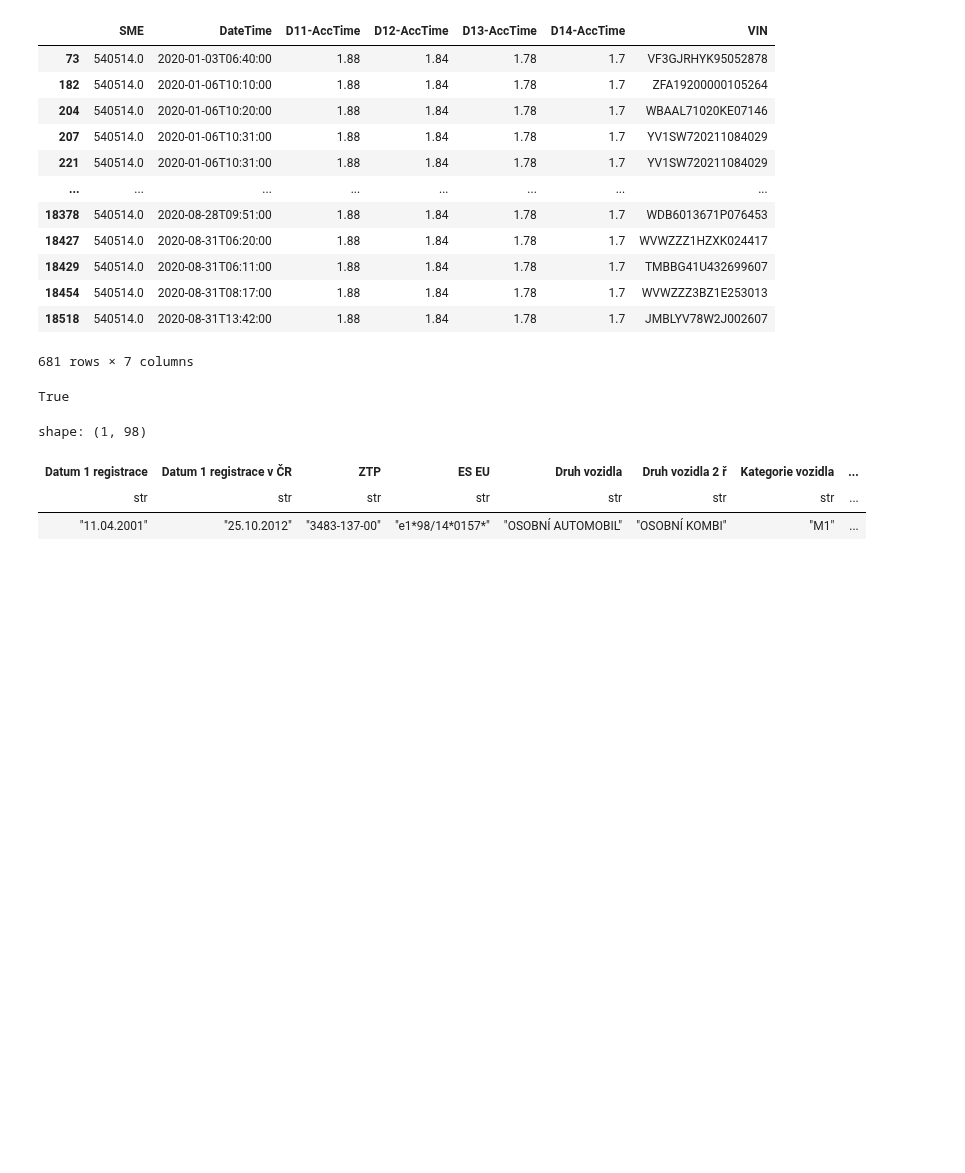
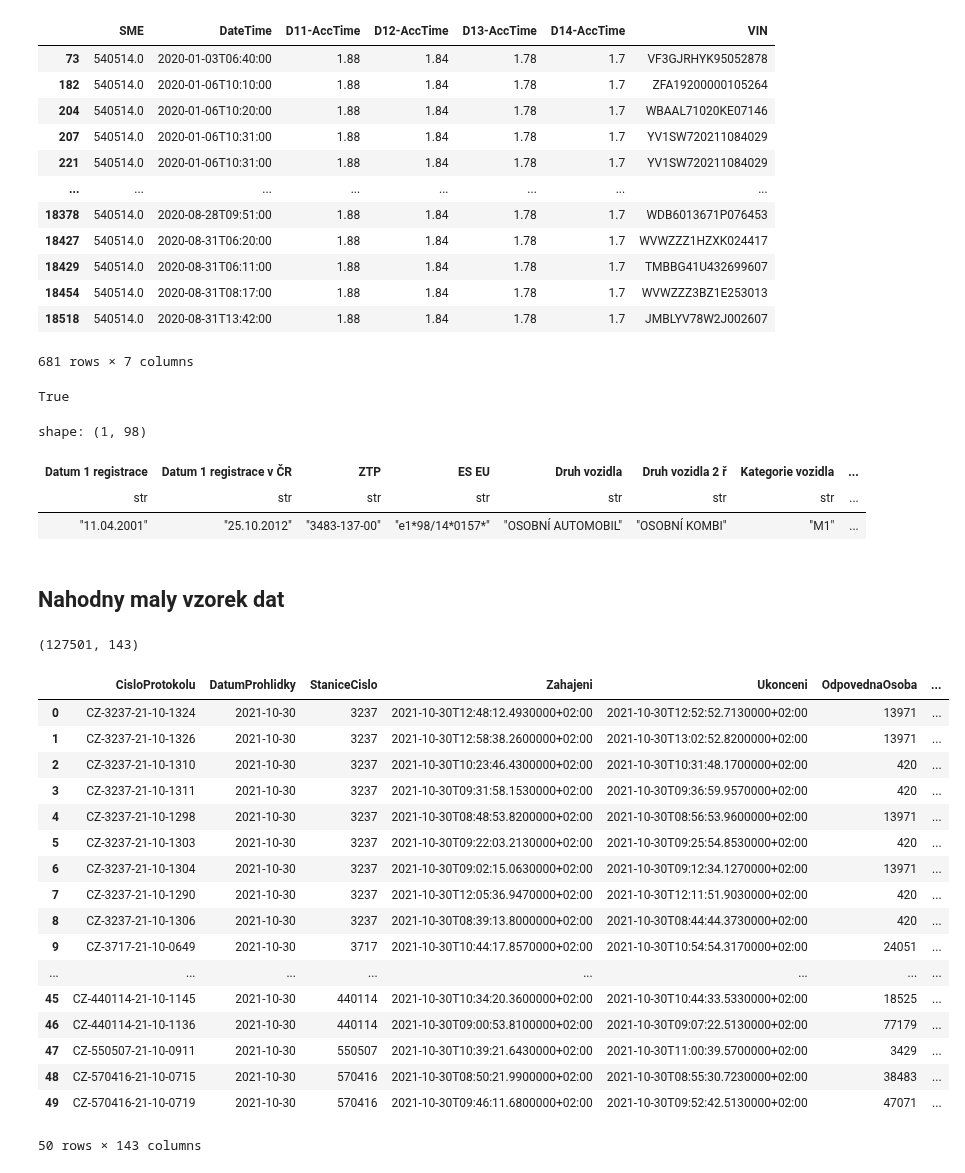
Before and after one commit to opendatalabcz/emissions-data-analysis-cz, a Jupyter notebook: kod/helper.ipynb, the cells around one changed output. Drawn from its saved outputs; the diff is of its cells as text; code cells hidden in the pictures; blank space fills up the shorter version.

Commit message:
data describtion part finished

```diff
--- a/kod/helper.ipynb
+++ b/kod/helper.ipynb
@@ -1,14 +1,32 @@
 # %%
 import os
+import time
+import random
+import warnings
+
+import numpy as np
+import pandas as pd
+import pyarrow as pa
+import pyarrow.parquet as pq
+from lxml import etree # type: ignore <- pylance milně hlásí chybu
+from pathlib import Path
+import time
+import sys
 import polars as pl
-from pathlib import Path
-import pandas as pd
-import numpy as np
-from lxml import etree # type: ignore <- pylance milně hlásí chybu
-import random
+import polars.selectors as cs
+import json
+import pickle
+import matplotlib.pyplot as plt
+from matplotlib.ticker import FuncFormatter
+from ydata_profiling import ProfileReport
 
+from utils import *
+from schemas import *
+from processing import *
 
+pl.Config.set_tbl_cols(-1)
 os.chdir(r'E:\CVUT_BAP')
+SEED=42
 # %%
 parsed = os.listdir('kod/data/data_z_mericich_pristroju/parquet/mereni')
 len(parsed)
@@ -72,3 +90,39 @@ shape: (1, 98)
 | Datum 1 registrace | Datum 1 registrace v ČR | ZTP | ES EU | Druh vozidla | Druh vozidla 2 ř | Kategorie vozidla | ... |
 | str | str | str | str | str | str | str | ... |
 | "11.04.2001" | "25.10.2012" | "3483-137-00" | "e1*98/14*0157*" | "OSOBNÍ AUTOMOBIL" | "OSOBNÍ KOMBI" | "M1" | ... |
+# %% [markdown]
+## Nahodny maly vzorek dat
+# %%
+def get_sample(path, schema):
+    files = [f for f in path.iterdir()]
+    random.seed(SEED)
+    random.shuffle(files)
+    files = files[:50]
+
+    df = pl.DataFrame()
+    for file in files:
+        df = pl.concat([df, pl.read_parquet(file, schema=schema)])
+    return df
+# %%
+df = get_sample(Path('kod/data/data_z_mericich_pristroju/parquet/nafta_osobni'), nafta_schema)
+short_display(df)
+# %% [output]
+(127501, 143)
+|  | CisloProtokolu | DatumProhlidky | StaniceCislo | Zahajeni | Ukonceni | OdpovednaOsoba | ... |
+| 0 | CZ-3237-21-10-1324 | 2021-10-30 | 3237 | 2021-10-30T12:48:12.4930000+02:00 | 2021-10-30T12:52:52.7130000+02:00 | 13971 | ... |
+| 1 | CZ-3237-21-10-1326 | 2021-10-30 | 3237 | 2021-10-30T12:58:38.2600000+02:00 | 2021-10-30T13:02:52.8200000+02:00 | 13971 | ... |
+| 2 | CZ-3237-21-10-1310 | 2021-10-30 | 3237 | 2021-10-30T10:23:46.4300000+02:00 | 2021-10-30T10:31:48.1700000+02:00 | 420 | ... |
+| 3 | CZ-3237-21-10-1311 | 2021-10-30 | 3237 | 2021-10-30T09:31:58.1530000+02:00 | 2021-10-30T09:36:59.9570000+02:00 | 420 | ... |
+| 4 | CZ-3237-21-10-1298 | 2021-10-30 | 3237 | 2021-10-30T08:48:53.8200000+02:00 | 2021-10-30T08:56:53.9600000+02:00 | 13971 | ... |
+| 5 | CZ-3237-21-10-1303 | 2021-10-30 | 3237 | 2021-10-30T09:22:03.2130000+02:00 | 2021-10-30T09:25:54.8530000+02:00 | 420 | ... |
+| 6 | CZ-3237-21-10-1304 | 2021-10-30 | 3237 | 2021-10-30T09:02:15.0630000+02:00 | 2021-10-30T09:12:34.1270000+02:00 | 13971 | ... |
+| 7 | CZ-3237-21-10-1290 | 2021-10-30 | 3237 | 2021-10-30T12:05:36.9470000+02:00 | 2021-10-30T12:11:51.9030000+02:00 | 420 | ... |
+| 8 | CZ-3237-21-10-1306 | 2021-10-30 | 3237 | 2021-10-30T08:39:13.8000000+02:00 | 2021-10-30T08:44:44.3730000+02:00 | 420 | ... |
+| 9 | CZ-3717-21-10-0649 | 2021-10-30 | 3717 | 2021-10-30T10:44:17.8570000+02:00 | 2021-10-30T10:54:54.3170000+02:00 | 24051 | ... |
+| ... | ... | ... | ... | ... | ... | ... | ... |
+| 45 | CZ-440114-21-10-1145 | 2021-10-30 | 440114 | 2021-10-30T10:34:20.3600000+02:00 | 2021-10-30T10:44:33.5330000+02:00 | 18525 | ... |
+| 46 | CZ-440114-21-10-1136 | 2021-10-30 | 440114 | 2021-10-30T09:00:53.8100000+02:00 | 2021-10-30T09:07:22.5130000+02:00 | 77179 | ... |
+| 47 | CZ-550507-21-10-0911 | 2021-10-30 | 550507 | 2021-10-30T10:39:21.6430000+02:00 | 2021-10-30T11:00:39.5700000+02:00 | 3429 | ... |
+| 48 | CZ-570416-21-10-0715 | 2021-10-30 | 570416 | 2021-10-30T08:50:21.9900000+02:00 | 2021-10-30T08:55:30.7230000+02:00 | 38483 | ... |
+| 49 | CZ-570416-21-10-0719 | 2021-10-30 | 570416 | 2021-10-30T09:46:11.6800000+02:00 | 2021-10-30T09:52:42.5130000+02:00 | 47071 | ... |
+50 rows × 143 columns
```
Also changed, not shown: parts of 2 cells of this notebook, 4 other files.
